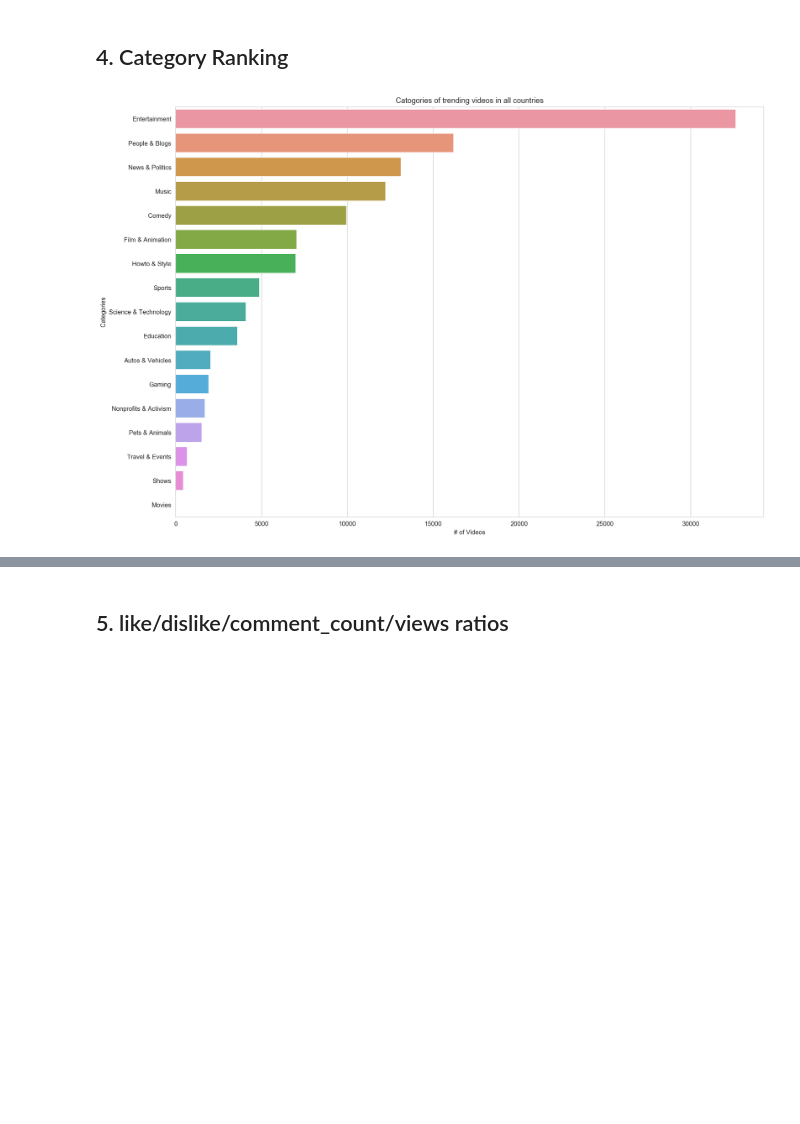
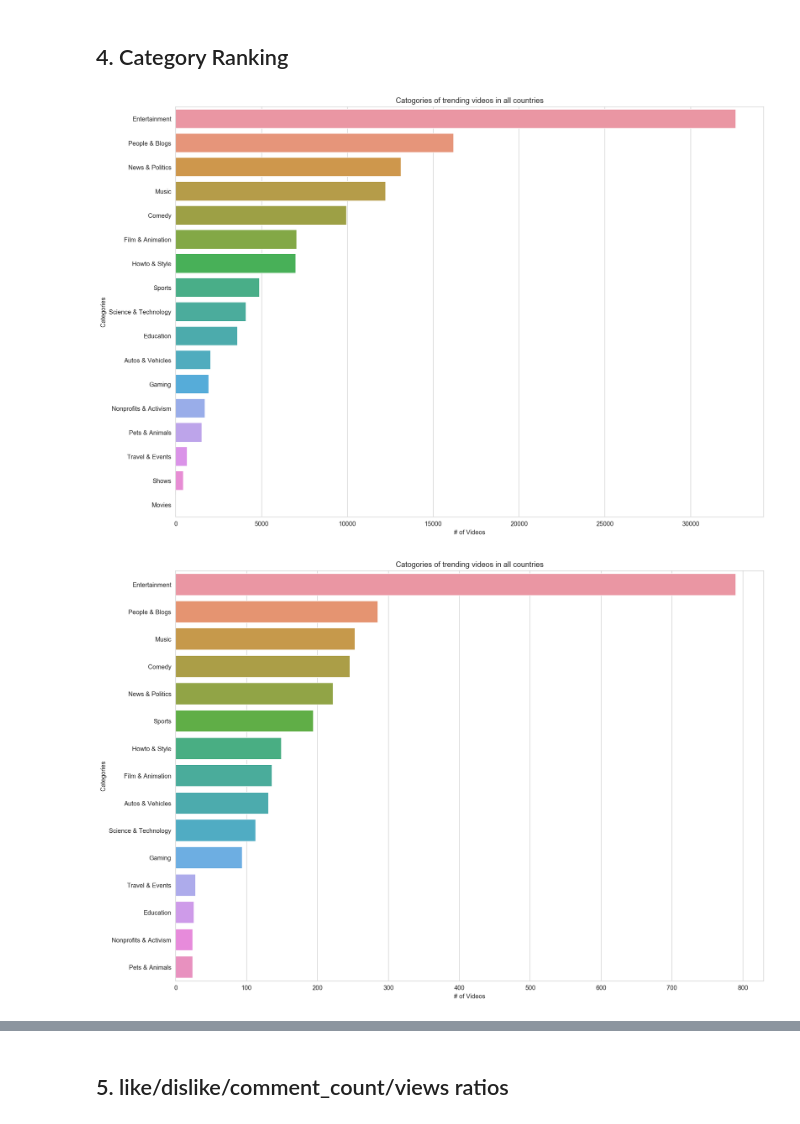
Before and after one commit to danielyou0230/YouTube-Trending-Videos-Analysis-Team-19-FA19, a Jupyter notebook: main.ipynb, the cells around one changed output, grey strips where cells are left out. Drawn from its saved outputs; the diff is of its cells as text; code cells hidden in the pictures; blank space fills up the shorter version.

```diff
--- a/main.ipynb
+++ b/main.ipynb
@@ -81,7 +85,9 @@ visualize.plot_publish_info(past_df, country="US")
 ## 4. Category Ranking
 # %%
 visualize.plot_ranking(past_df)
+visualize.plot_ranking(curr_df)
 # %% [output]
 [figure]
+[figure, added]
 # %%
 visualize.plot_ranking(past_df, country="US")
```
Also changed, not shown: parts of 8 cells of this notebook, 5 other files.
